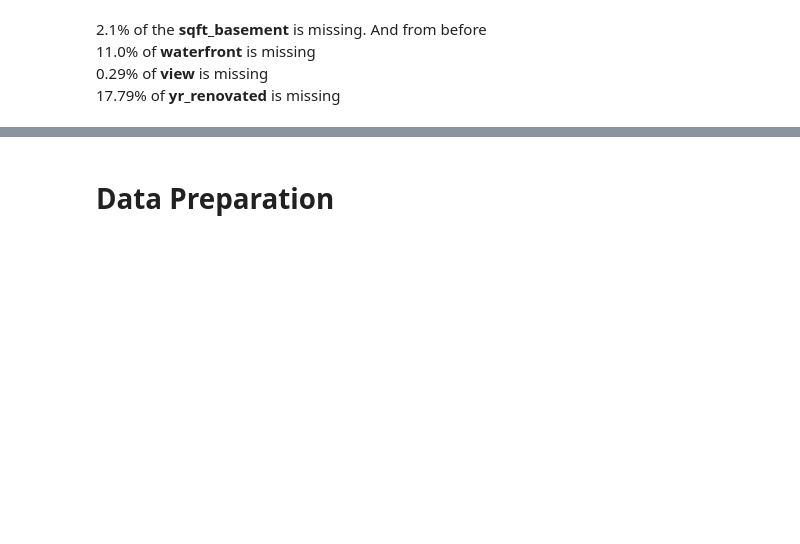
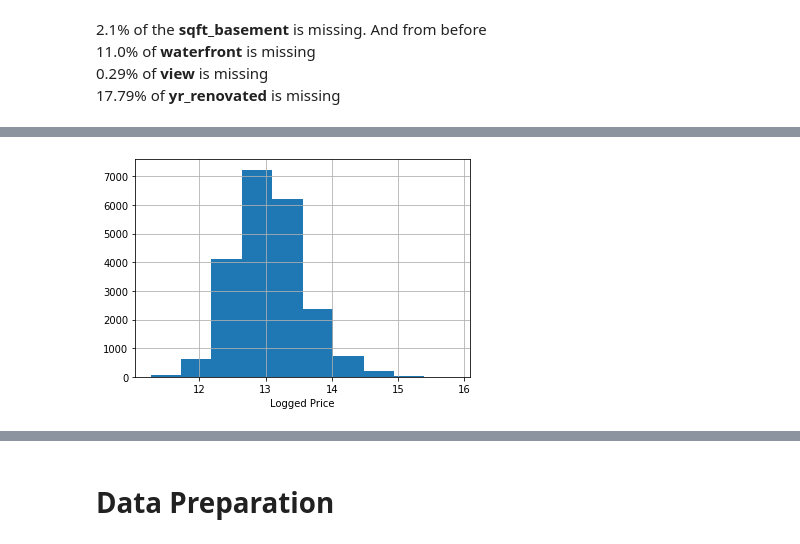
Before and after one commit to Patrickbfuller/lin_reg_tutorial, a Jupyter notebook: linear_regression.ipynb, the cells around one changed output, grey strips where cells are left out. Saved outputs shown, nothing was run; the diff lists cells and outputs as text; code cells hidden in the pictures; blank space fills up the shorter version.

```diff
--- a/linear_regression.ipynb
+++ b/linear_regression.ipynb
@@ -329,0 +356,5 @@ __yr_renovated__: Dropping ...
+# %%
+np.log(df_viz.price).hist()
+plt.xlabel('Logged Price');
+# %% [output]
+[figure, added]
```
Also changed, not shown: parts of 17 cells of this notebook.
